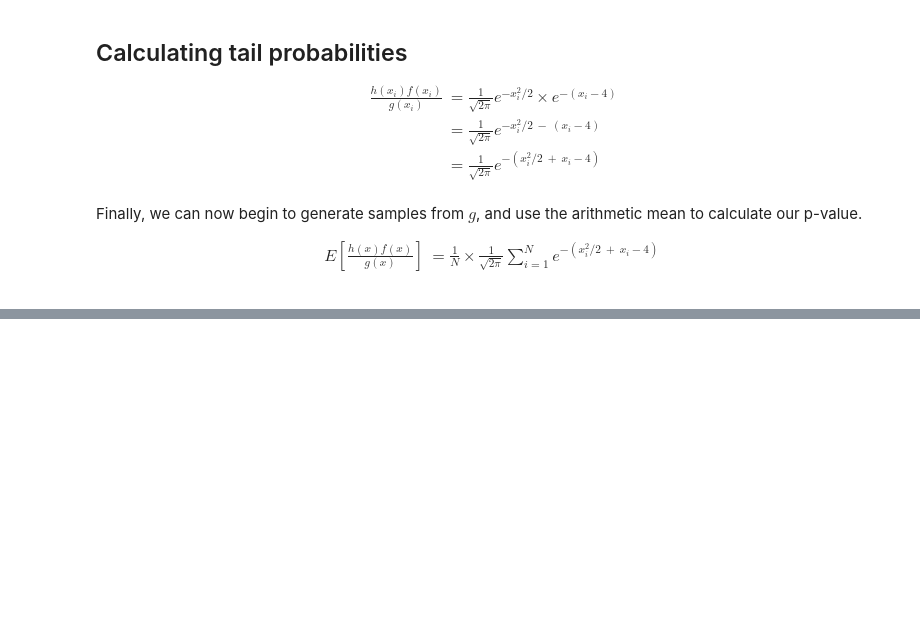
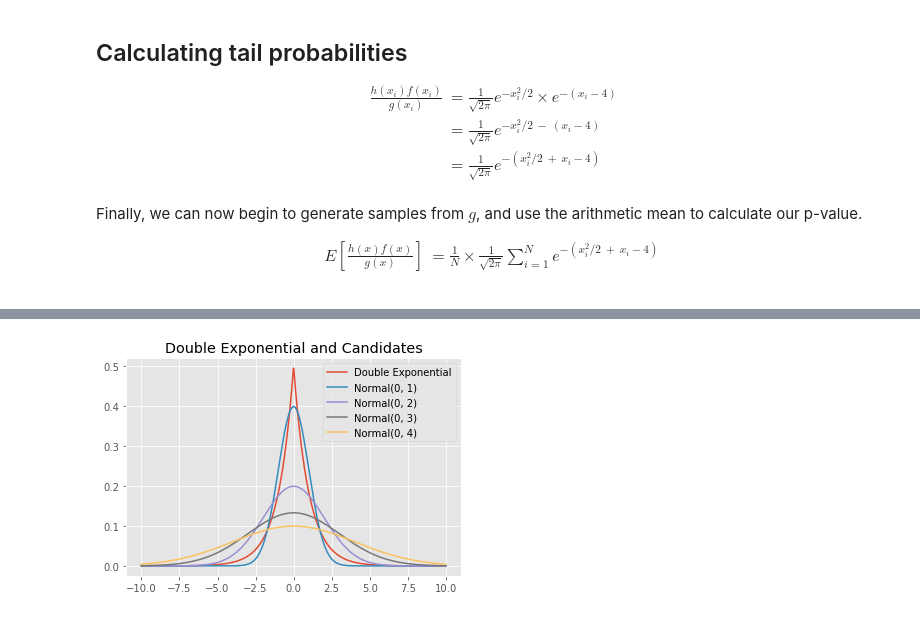
Before and after one commit to Johnnyboycurtis/MCMC, a Jupyter notebook: Module 3/3 Monte Carlo Integration.ipynb, the cells around one changed output, grey strips where cells are left out. Saved outputs shown, nothing was run; the diff lists cells and outputs as text; code cells hidden in the pictures; blank space fills up the shorter version.

```diff
--- a/Module 3/3 Monte Carlo Integration.ipynb
+++ b/Module 3/3 Monte Carlo Integration.ipynb
@@ -566,0 +617,18 @@ $$
+# %%
+dlaplace = lambda v: (1/2) * np.exp(-1 * np.abs(v))
+dnorm = stats.norm.pdf
+
+x = np.linspace(start=-10, stop=10, num=1000)
+# %%
+plts = plt.plot(x, dlaplace(x))
+#plt.plot(x, dnorm(x, loc = 0, scale = 1), linestyle = '--')
+linestyles = ['-', '--', '-.', ':']
+for i, ls in enumerate(linestyles):
+    tmp, = plt.plot(x, dnorm(x, loc = 0, scale = i+1))
+    plts.append(tmp)
+plt.title("Double Exponential and Candidates")
+lines = ["Double Exponential"] + ["Normal(0, {0})".format(i) for i in range(1,5)]
+plt.legend(plts, lines)
+plt.show()
+# %% [output]
+[figure, added]
```
Also changed, not shown: parts of 16 cells of this notebook.
